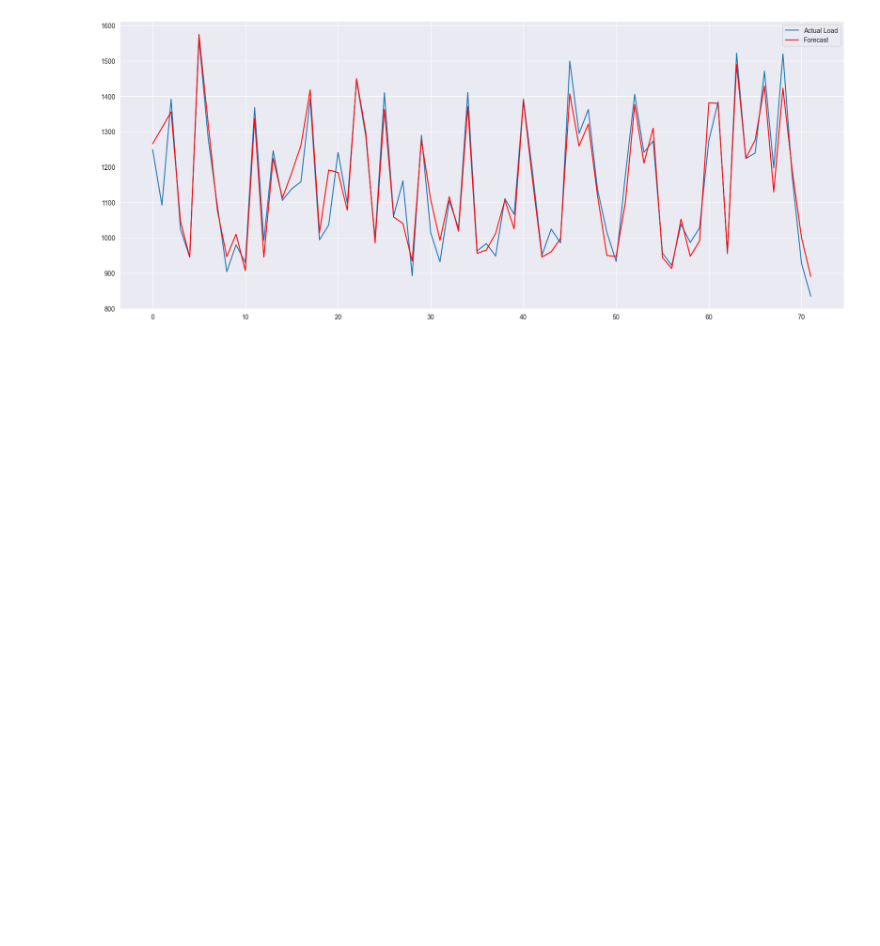
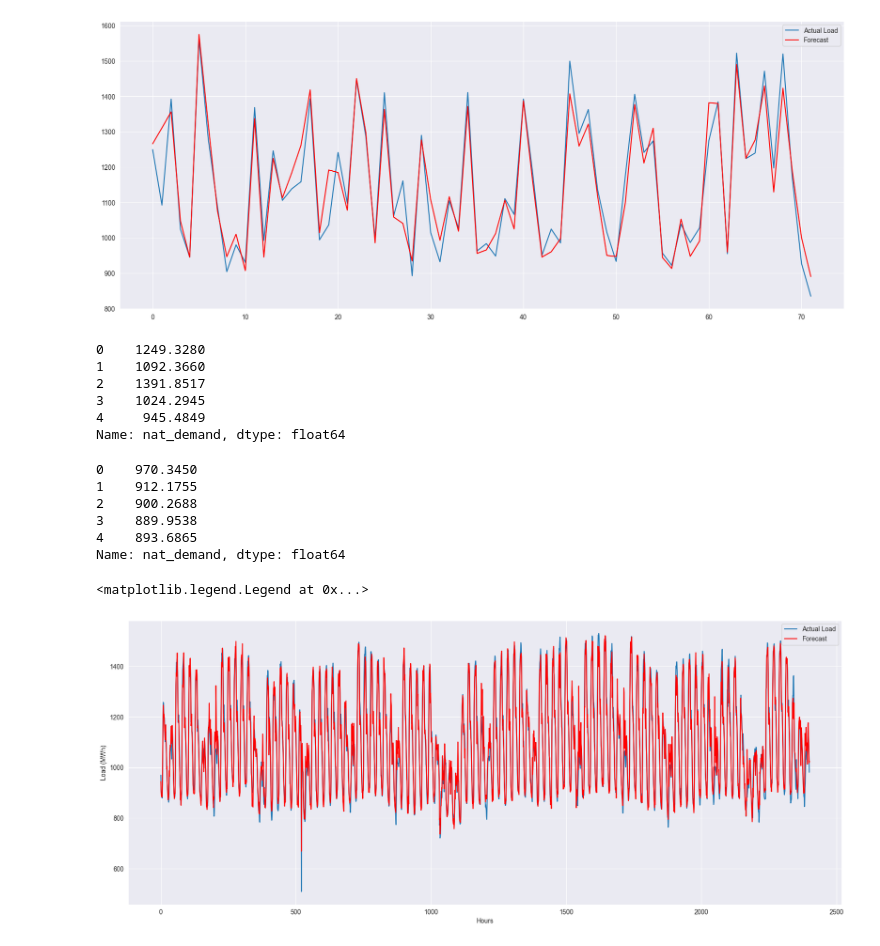
Before and after one commit to kausnz/panama-electricity-load-forecast, a Jupyter notebook: notebook.ipynb, the cells around one changed output. Drawn from its saved outputs; the diff is of its cells as text; code cells hidden in the pictures; blank space fills up the shorter version.

Commit message:
Add load forecast vs. actual load plot

```diff
--- a/notebook.ipynb
+++ b/notebook.ipynb
@@ -295,9 +295,12 @@ sns.histplot(df.nat_demand[df.nat_demand > 600], color='red', bins=50, alpha=0.5
 [figure]
 # %%
 # Splitting the dataset to 80%, 20%, 20% for training, validation, and testing, respectively.
-
 df_full_train, df_test = train_test_split(df, test_size=0.2, random_state=1)
 df_train, df_val = train_test_split(df_full_train, test_size=0.25, random_state=1)
 print(f'train:val:test split is {(len(df_train), len(df_val), len(df_test))}')
+
+# Also create a copy of the complete dataframe with order intact to plot actual vs forecast based on the final model.
+df_full = df.copy()
+print(f'complete dataset is {len(df_full)}')
 # %% [output]
 train:val:test split is (28828, 9610, 9610)
@@ -307,10 +311,13 @@ df_full_train.reset_index(inplace=True)
 df_train.reset_index(inplace=True)
 df_val.reset_index(inplace=True)
 df_test.reset_index(inplace=True)
+df_full.reset_index(
+    inplace=True)  # not necessary, but done so the for-loop below doesn't fail due to not having an index column.
 # %%
 y_train = df_train.nat_demand
 y_val = df_val.nat_demand
 y_test = df_test.nat_demand
+y_full = df_full.nat_demand
 
 # log1p
 # y_train = np.log1p(df_train.nat_demand)
@@ -512,7 +536,7 @@ def train_gb_model(eta=0.3, max_depth=6, min_child_weight=1, num_boost_round=201
 
         'eval_metric': 'rmse',
         'objective': 'reg:squarederror',
-        'nthread': 8,
+        'nthread': -1,
 
         'seed': 1,
         'verbosity': 1
@@ -521,9 +545,9 @@ def train_gb_model(eta=0.3, max_depth=6, min_child_weight=1, num_boost_round=201
     model = xgb.train(params=xgb_params,
                       dtrain=dm_train,
                       num_boost_round=num_boost_round,
-                      # verbose_eval=5,
                       evals=watchlist,
-                      evals_result=evals_result)
+                      evals_result=evals_result,
+                      verbose_eval=False)
 
     columns = ['eta', 'iter', 'train_rmse', 'val_rmse']
     train_rmse_scores = list(evals_result['train'].values())[0]
@@ -747,3 +770,41 @@ plt.legend()
 # %% [output]
 <matplotlib.legend.Legend at 0x...>
 [figure]
+# %%
+y_test.head()
+# %% [output]
+0    1249.3280
+1    1092.3660
+2    1391.8517
+3    1024.2945
+4     945.4849
+Name: nat_demand, dtype: float64
+# %%
+y_full.head()
+# %% [output]
+0    970.3450
+1    912.1755
+2    900.2688
+3    889.9538
+4    893.6865
+Name: nat_demand, dtype: float64
+# %%
+# dv = DictVectorizer(sparse=False)
+full_dicts = df_full.to_dict(orient='records')
+X_full = dv.transform(full_dicts)
+dm_full = xgb.DMatrix(X_full, label=y_full, feature_names=features)
+
+y_full_pred = model.predict(dm_full)
+
+plt.figure(figsize=(20, 8))
+load_period = 24*100
+actual = y_full[:load_period]
+predict = y_full_pred[:load_period]
+plt.plot(actual.index, list(actual), label='Actual Load')
+plt.plot(actual.index, list(predict), color='red', label='Forecast')
+plt.xlabel('Hours')
+plt.ylabel('Load (MWh)')
+plt.legend()
+# %% [output]
+<matplotlib.legend.Legend at 0x...>
+[figure, added]
```
Also changed, not shown: parts of 8 cells of this notebook.
